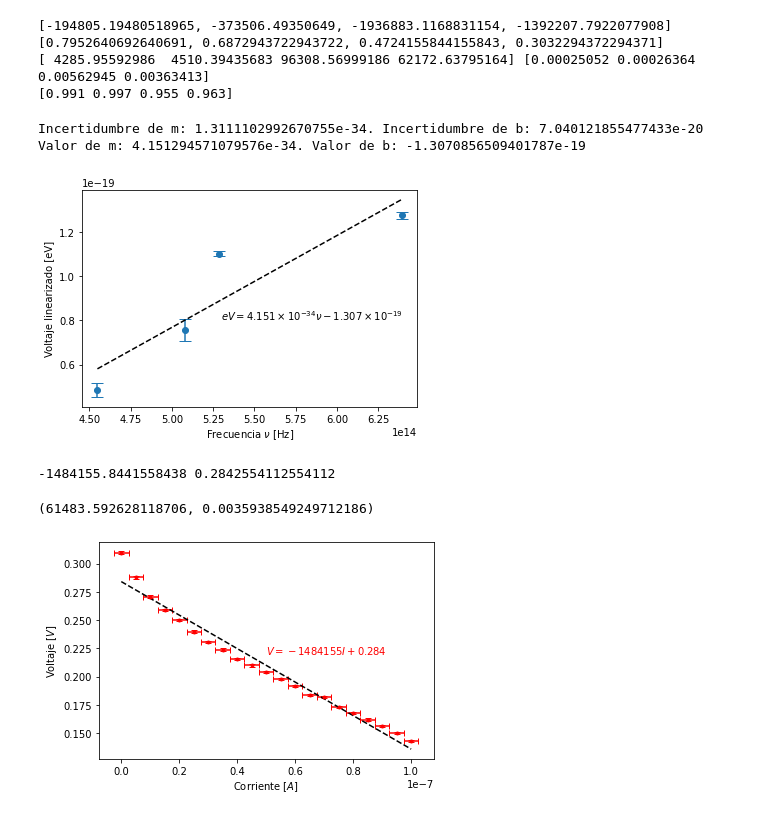
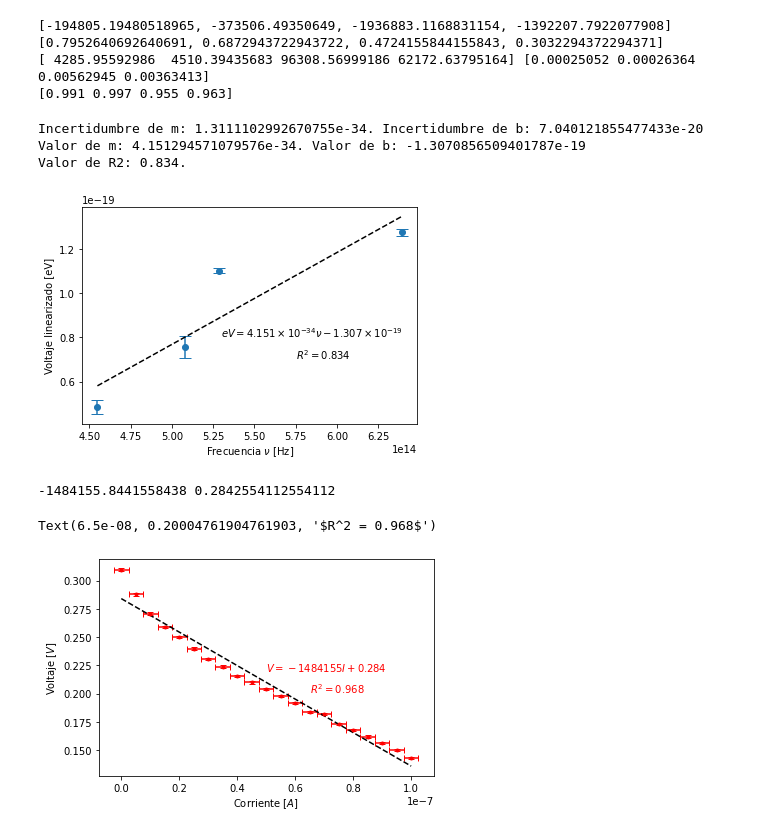
Before and after one commit to jcrojasv1/Physics_Labs, a Jupyter notebook: Efecto fotoeléctrico/calculations/Moderna_efecto_fotoeléctrico - copia.ipynb, the cells around one changed output. Cells and saved outputs as stored; diff of their text form; code cells hidden in the pictures.

```diff
--- a/Efecto fotoeléctrico/calculations/Moderna_efecto_fotoeléctrico - copia.ipynb
+++ b/Efecto fotoeléctrico/calculations/Moderna_efecto_fotoeléctrico - copia.ipynb
@@ -29,6 +29,15 @@ def GetUncertainty(m,b,x,y):
     un_M = S_m
     un_B =S_b
     return un_M,un_B
+
+def GetR2(m, b, x, y):
+    # Cálculo de la "bondad" del ajuste con base en el parámetro R^2:
+    mean_y = np.sum(y)/len(y)
+    reg_y = m*x + b
+    SS_res = np.sum((y - reg_y)**2)
+    SS_tot = np.sum((y - mean_y)**2)
+    Rp2 = 1 - SS_res/SS_tot
+    return Rp2
 # %%
 file = ["B","G","Y","R","IR"]
 Data = [None,None,None,None,None]
@@ -58,17 +67,13 @@ for i in range(4):
     X,Y,M[i],B[i] = GetRegression(I[i],V[i])
     plt.errorbar(I[i],V[i],color=colors[i],yerr=V_err,xerr=I_err,fmt=".",capsize=2)
     plt.plot(X,Y,"%s--"%(colors[i]))
-    V_frenado = np.append(V_frenado,B[i])
     plt.xlabel("Corriente [A]")
     plt.ylabel("Voltaje [V]")
 
-    # Cálculo de la "bondad" del ajuste con base en el parámetro R^2:
-    mean_V = np.sum(V[i])/len(V[i])
-    reg_V = M[i]*I[i] + B[i]
-    SS_res = np.sum((V[i] - reg_V)**2)
-    SS_tot = np.sum((V[i] - mean_V)**2)
-    Rp2 = 1 - SS_res/SS_tot
+    V_frenado = np.append(V_frenado,B[i])
+    Rp2 = GetR2(M[i], B[i], I[i], V[i]) # Cálculo general de la correlación de nuestra regresión.
     R2 = np.append(R2, round(Rp2, 3))
+
 
 
 plt.text(0.4e-7,0.72,r"$V = -194805I + 0.7952 \quad R^2 = {}$".format(R2[0]),color="b")
@@ -98,24 +103,29 @@ print(R2)
 # %%
 e = 1.60217663e-19
 c = 2.99792458e8
 frequency =c/wlen
 V_f = np.array(V_frenado)*e
 dV_f = np.array([0.01,0.007,0.03,0.02])*e
 plt.errorbar(frequency,V_f,dV_f,fmt="o",capsize=6)
 
 
 plt.xlabel(r"Frecuencia $\nu$ [Hz]")
 plt.ylabel(r"Voltaje linearizado [eV]")
 plt.text(5.3e14,0.8e-19,r"$eV = 4.151\times10^{-34}\nu - 1.307\times10^{-19}$")
 X,Y,m,b = GetRegression(frequency,V_f)
+
+R2 = round(GetR2(m, b, frequency, V_f), 3)
+plt.text(5.75e14,0.7e-19,r"$R^2 = %s$"%(R2))
+
 plt.plot(X,Y,"k--")
-
 print("Incertidumbre de m: %s. Incertidumbre de b: %s"%(GetUncertainty(m,b,frequency,V_f)))
 print("Valor de m: %s. Valor de b: %s"%(m,b))
+print("Valor de R2: %s."%(R2))
 # %% [output]
 Incertidumbre de m: 1.3111102992670755e-34. Incertidumbre de b: 7.040121855477433e-20
 Valor de m: 4.151294571079576e-34. Valor de b: -1.3070856509401787e-19
+Valor de R2: 0.834.
-[figure, old version]
+[figure, new version]
 # %%
 plt.errorbar(I[4],V[4],color="r",yerr=V_err,fmt=".",xerr=I_err,capsize=3)
 plt.ylabel(r"Voltaje [$V$]")
@@ -128,7 +138,10 @@ plt.plot(x,y,"k--",)
 plt.text(np.mean(X),np.mean(Y)+0.01,r"$V = -1484155I + 0.284$",color="r")
 print(m,b)
 GetUncertainty(m,b,I[4],V[4])
+
+R2 = round(GetR2(m, b, I[4], V[4]), 3)
+plt.text(np.mean(X) + 0.15e-7,np.mean(Y)-0.01,r"$R^2 = %s$"%(R2), color = 'r')
 # %% [output]
 -1484155.8441558438 0.2842554112554112
-(61483.592628118706, 0.0035938549249712186)
+Text(6.5e-08, 0.20004761904761903, '$R^2 = 0.968$')
-[figure, old version]
+[figure, new version]
```
Also changed, not shown: 3 other files.
